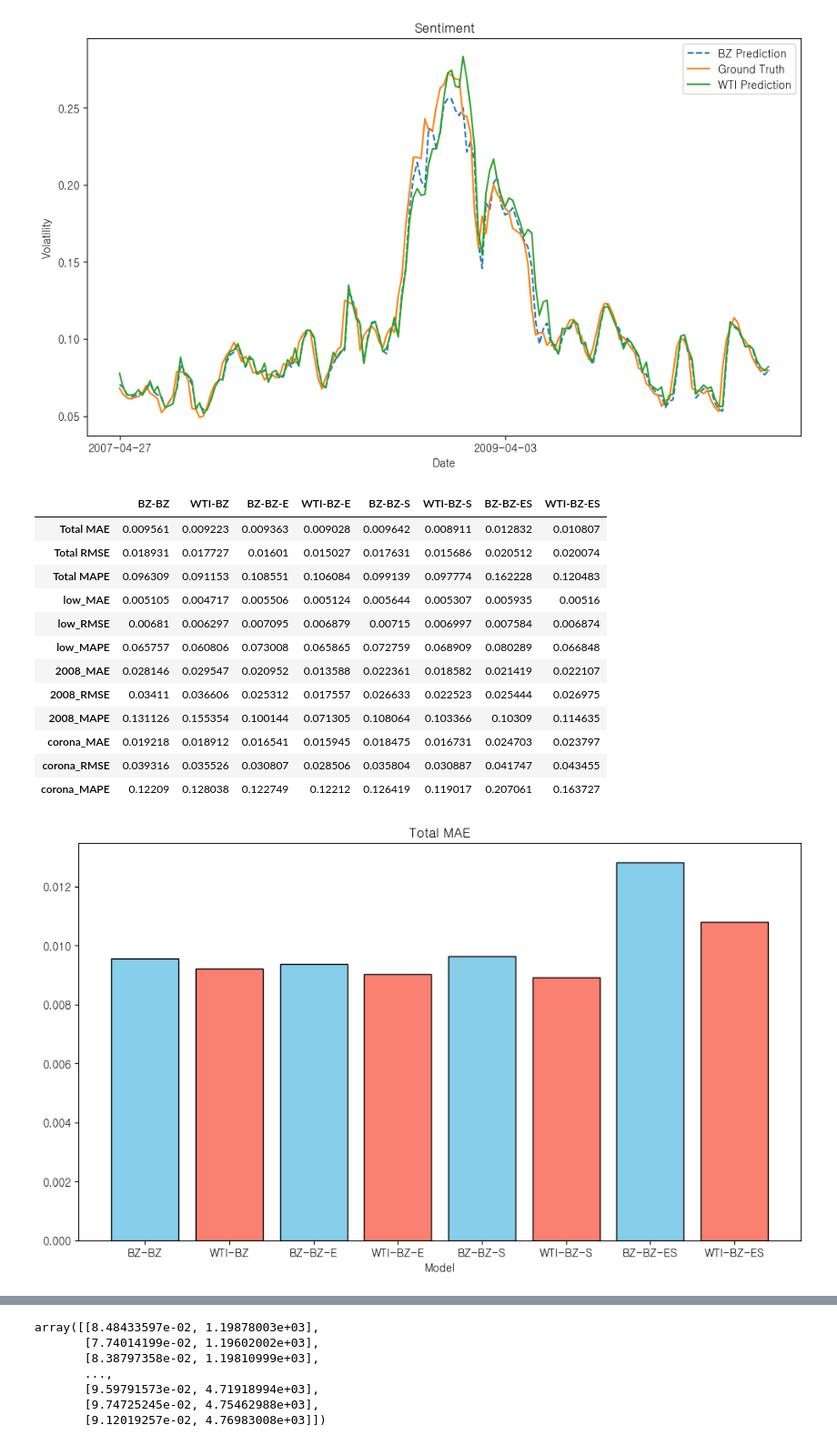
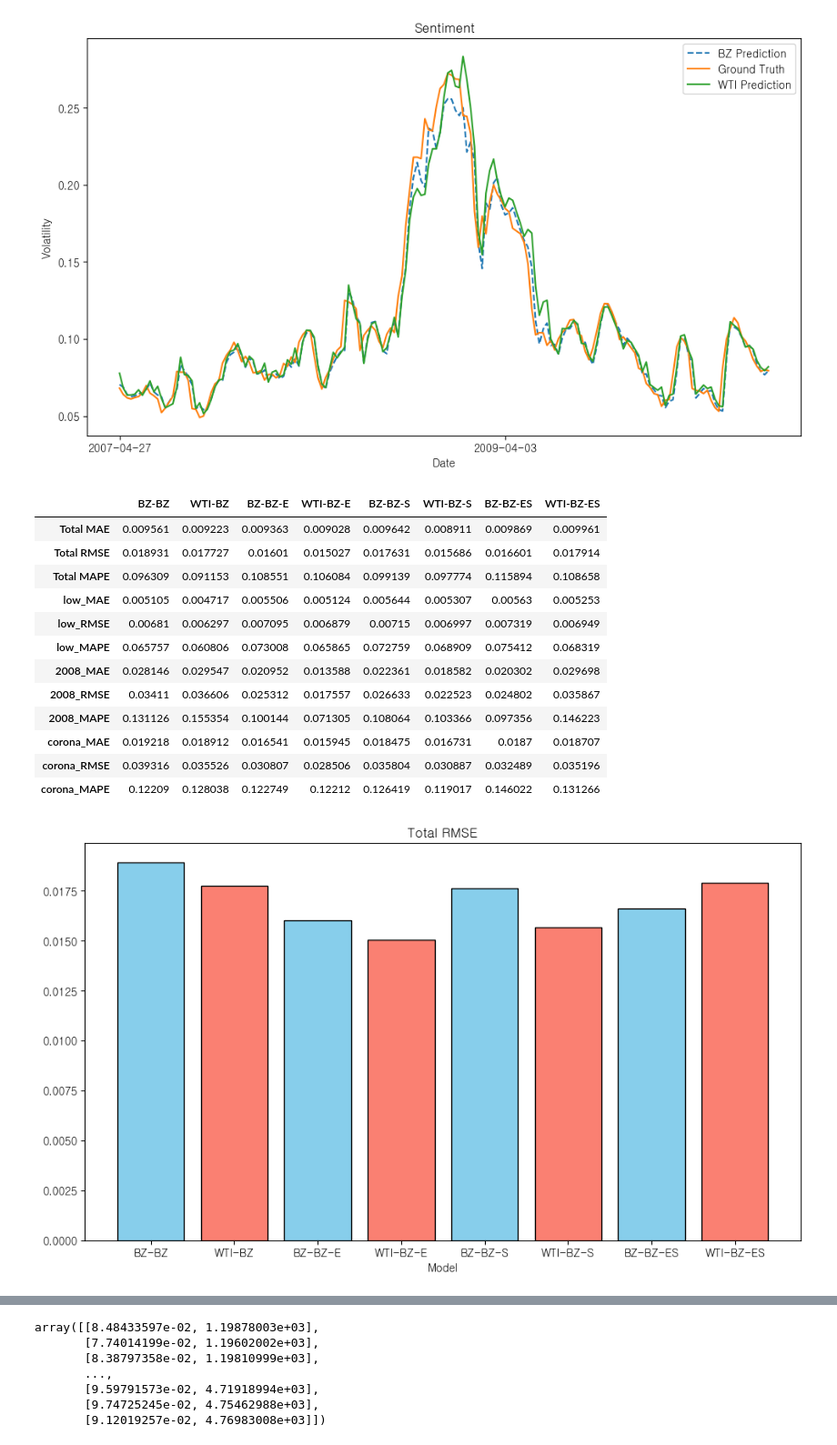
Before and after one commit to kimjuhwan1234/Volatility_Forecasting, a Jupyter notebook: EDA.ipynb, the cells around one changed output, grey strips where cells are left out. Shown at 91% size. Saved outputs shown, nothing was run; the diff lists cells and outputs as text; code cells hidden in the pictures.

```diff
--- a/EDA.ipynb
+++ b/EDA.ipynb
@@ -115,8 +115,8 @@ Scaler object loaded successfully!
 # %% [markdown]
 # ES
 # %%
-BZBZ_Sentiment = pd.read_csv('Files/BZBZ_ES.csv', index_col=0)
-SPBZ_Sentiment = pd.read_csv('Files/SPBZ_ES.csv', index_col=0)
+BZBZ_Sentiment = pd.read_csv('Files/BZBZ_ES_re.csv', index_col=0)
+SPBZ_Sentiment = pd.read_csv('Files/SPBZ_ES_re.csv', index_col=0)
 
 BZBZ_Sentiment.index = pd.to_datetime(BZBZ_Sentiment.index)
 SPBZ_Sentiment.index = pd.to_datetime(SPBZ_Sentiment.index)
@@ -427,36 +427,36 @@ metric_df.loc['corona_MAPE', 'WTI-BZ-ES'] = calculate_mape(
 metric_df
 # %% [output]
 |  | BZ-BZ | WTI-BZ | BZ-BZ-E | WTI-BZ-E | BZ-BZ-S | WTI-BZ-S | BZ-BZ-ES | WTI-BZ-ES |
-| Total MAE | 0.009561 | 0.009223 | 0.009363 | 0.009028 | 0.009642 | 0.008911 | 0.012832 | 0.010807 |
-| Total RMSE | 0.018931 | 0.017727 | 0.01601 | 0.015027 | 0.017631 | 0.015686 | 0.020512 | 0.020074 |
-| Total MAPE | 0.096309 | 0.091153 | 0.108551 | 0.106084 | 0.099139 | 0.097774 | 0.162228 | 0.120483 |
-| low_MAE | 0.005105 | 0.004717 | 0.005506 | 0.005124 | 0.005644 | 0.005307 | 0.005935 | 0.00516 |
-| low_RMSE | 0.00681 | 0.006297 | 0.007095 | 0.006879 | 0.00715 | 0.006997 | 0.007584 | 0.006874 |
-| low_MAPE | 0.065757 | 0.060806 | 0.073008 | 0.065865 | 0.072759 | 0.068909 | 0.080289 | 0.066848 |
-| 2008_MAE | 0.028146 | 0.029547 | 0.020952 | 0.013588 | 0.022361 | 0.018582 | 0.021419 | 0.022107 |
-| 2008_RMSE | 0.03411 | 0.036606 | 0.025312 | 0.017557 | 0.026633 | 0.022523 | 0.025444 | 0.026975 |
-| 2008_MAPE | 0.131126 | 0.155354 | 0.100144 | 0.071305 | 0.108064 | 0.103366 | 0.10309 | 0.114635 |
-| corona_MAE | 0.019218 | 0.018912 | 0.016541 | 0.015945 | 0.018475 | 0.016731 | 0.024703 | 0.023797 |
-| corona_RMSE | 0.039316 | 0.035526 | 0.030807 | 0.028506 | 0.035804 | 0.030887 | 0.041747 | 0.043455 |
-| corona_MAPE | 0.12209 | 0.128038 | 0.122749 | 0.12212 | 0.126419 | 0.119017 | 0.207061 | 0.163727 |
+| Total MAE | 0.009561 | 0.009223 | 0.009363 | 0.009028 | 0.009642 | 0.008911 | 0.009869 | 0.009961 |
+| Total RMSE | 0.018931 | 0.017727 | 0.01601 | 0.015027 | 0.017631 | 0.015686 | 0.016601 | 0.017914 |
+| Total MAPE | 0.096309 | 0.091153 | 0.108551 | 0.106084 | 0.099139 | 0.097774 | 0.115894 | 0.108658 |
+| low_MAE | 0.005105 | 0.004717 | 0.005506 | 0.005124 | 0.005644 | 0.005307 | 0.00563 | 0.005253 |
+| low_RMSE | 0.00681 | 0.006297 | 0.007095 | 0.006879 | 0.00715 | 0.006997 | 0.007319 | 0.006949 |
+| low_MAPE | 0.065757 | 0.060806 | 0.073008 | 0.065865 | 0.072759 | 0.068909 | 0.075412 | 0.068319 |
+| 2008_MAE | 0.028146 | 0.029547 | 0.020952 | 0.013588 | 0.022361 | 0.018582 | 0.020302 | 0.029698 |
+| 2008_RMSE | 0.03411 | 0.036606 | 0.025312 | 0.017557 | 0.026633 | 0.022523 | 0.024802 | 0.035867 |
+| 2008_MAPE | 0.131126 | 0.155354 | 0.100144 | 0.071305 | 0.108064 | 0.103366 | 0.097356 | 0.146223 |
+| corona_MAE | 0.019218 | 0.018912 | 0.016541 | 0.015945 | 0.018475 | 0.016731 | 0.0187 | 0.018707 |
+| corona_RMSE | 0.039316 | 0.035526 | 0.030807 | 0.028506 | 0.035804 | 0.030887 | 0.032489 | 0.035196 |
+| corona_MAPE | 0.12209 | 0.128038 | 0.122749 | 0.12212 | 0.126419 | 0.119017 | 0.146022 | 0.131266 |
 # %%
 # 특정 행을 선택 (예: 첫 번째 행)
-row_index = 0
+row_index = 1
 row_data = metric_df.iloc[row_index, :]
 
 colors = ['skyblue' if i % 2 == 0 else 'salmon' for i in range(len(row_data))]
 
 # 히스토그램 생성
 plt.figure(figsize=(10, 6))
 plt.bar(row_data.index, row_data.values, color=colors, edgecolor='black')
 
 # 그래프 제목과 축 레이블 설정
 plt.title(f'{row_data.name}')
 plt.xlabel('Model')
 plt.tight_layout()
 plt.show()
 # %% [output]
-[figure, old version]
+[figure, new version]
 # %%
 from scipy.stats import norm
 
```
Also changed, not shown: parts of 1 cell of this notebook, 2 other files.
